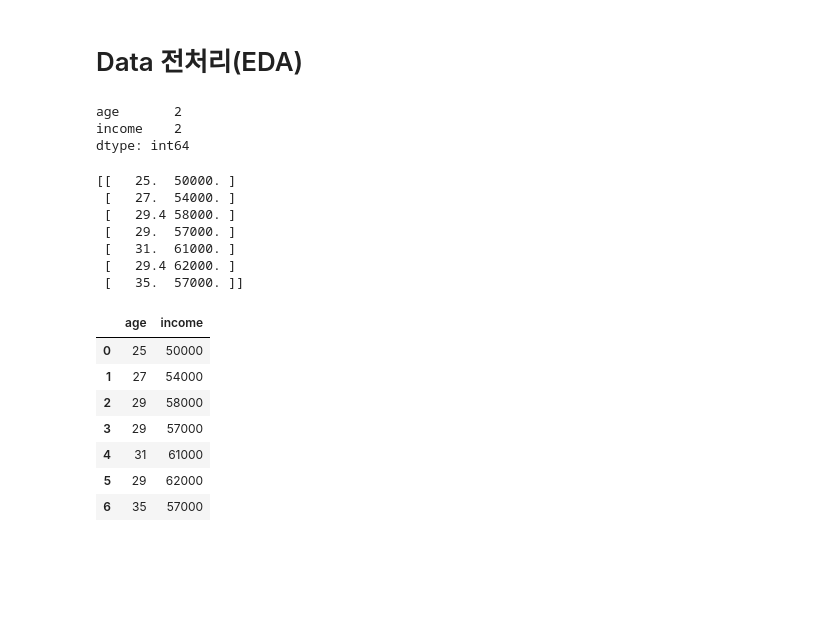
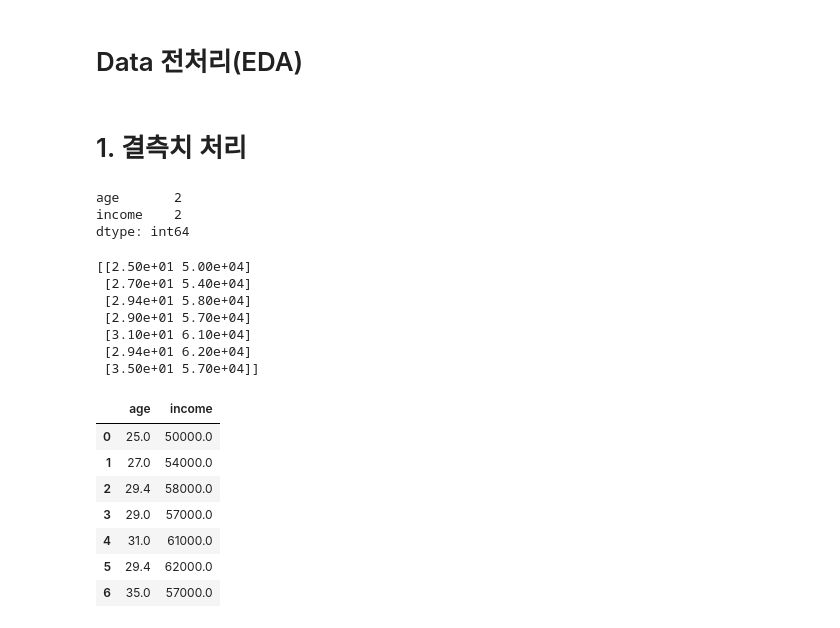
Before and after one commit to walker0625/machine-learning, a Jupyter notebook: data_pre_processing.ipynb, the cells around one changed output. Cells and saved outputs as stored; diff of their text form; code cells hidden in the pictures; blank space fills up the shorter version.

```diff
--- a/data_pre_processing.ipynb
+++ b/data_pre_processing.ipynb
@@ -11,4 +11,6 @@ data = {
 }
 
 df = pd.DataFrame(data)
+# %% [markdown]
+# 1. 결측치 처리
 # %%
@@ -26,31 +26,32 @@ dtype: int64
 # %%
 # 결측치 처리방법 제공
 from sklearn.impute import SimpleImputer
 
-pd.set_option('display.float_format', '{:.0f}'.format)
-np.set_printoptions(suppress=True)
+# 다음 작업에도 소수점 제거가 사라지지 않아서 주석화
+# pd.set_option('display.float_format', '{:.0f}'.format)
+# np.set_printoptions(suppress=True)
 
 imputer = SimpleImputer(strategy='mean') # median / most_frequent(없으면 첫번째값) / constant
 #imputer = SimpleImputer(strategy='constant', fill_value=10)
 
 result = imputer.fit_transform(df[['age', 'income']])
 print(result)
 
 df[['age', 'income']] = result
 df
 # %% [output]
-[[   25.  50000. ]
- [   27.  54000. ]
- [   29.4 58000. ]
- [   29.  57000. ]
- [   31.  61000. ]
- [   29.4 62000. ]
- [   35.  57000. ]]
+[[2.50e+01 5.00e+04]
+ [2.70e+01 5.40e+04]
+ [2.94e+01 5.80e+04]
+ [2.90e+01 5.70e+04]
+ [3.10e+01 6.10e+04]
+ [2.94e+01 6.20e+04]
+ [3.50e+01 5.70e+04]]
 |  | age | income |
-| 0 | 25 | 50000 |
-| 1 | 27 | 54000 |
-| 2 | 29 | 58000 |
-| 3 | 29 | 57000 |
-| 4 | 31 | 61000 |
-| 5 | 29 | 62000 |
-| 6 | 35 | 57000 |
+| 0 | 25.0 | 50000.0 |
+| 1 | 27.0 | 54000.0 |
+| 2 | 29.4 | 58000.0 |
+| 3 | 29.0 | 57000.0 |
+| 4 | 31.0 | 61000.0 |
+| 5 | 29.4 | 62000.0 |
+| 6 | 35.0 | 57000.0 |
```
Also changed, not shown: parts of 28 cells of this notebook, 2 other files.
